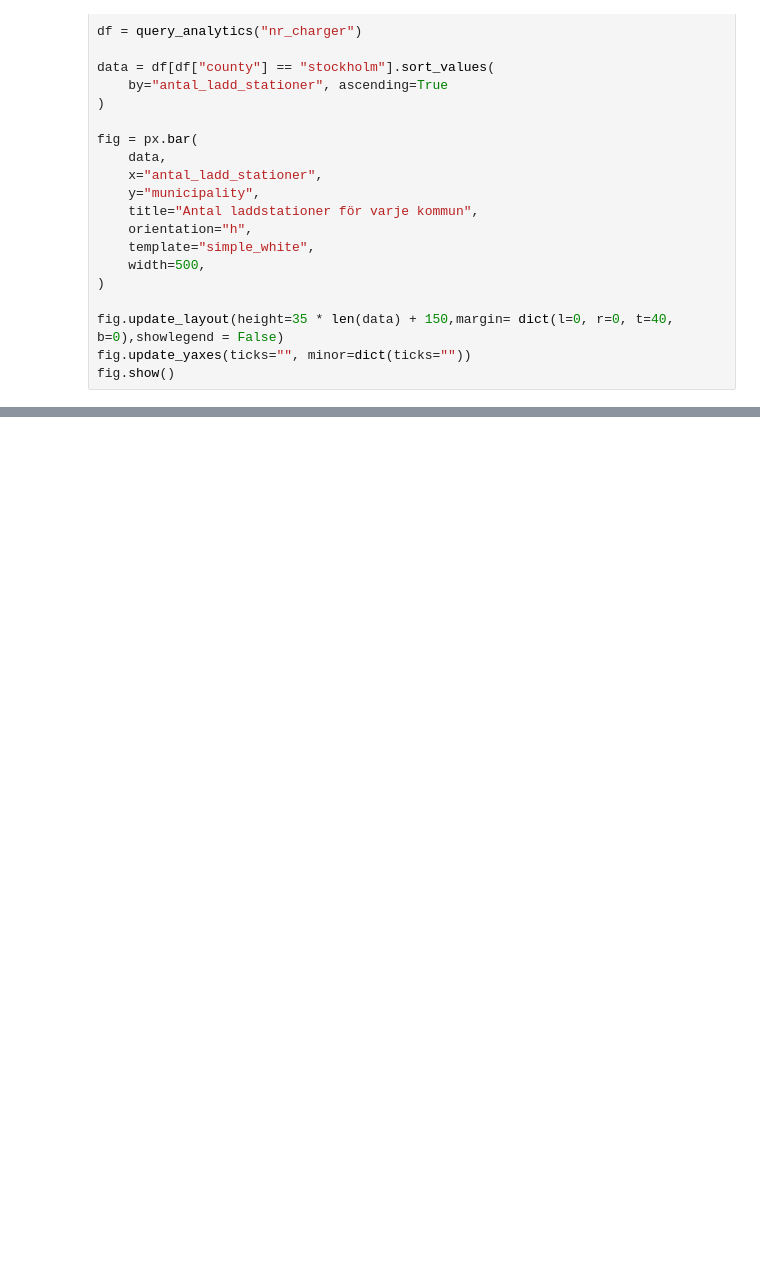
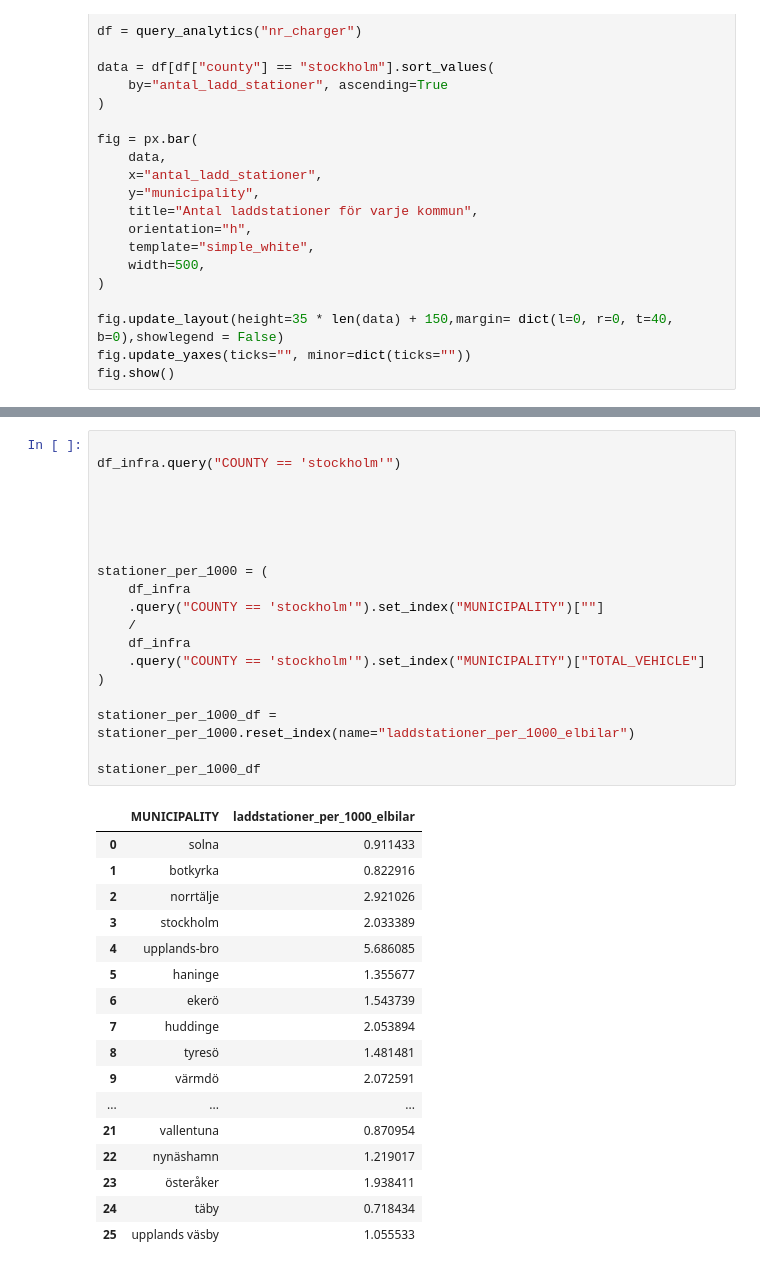
Before and after one commit to EfremDaniel/Examination_project_DE24, a Jupyter notebook: src/exploration/eda_me.ipynb, the cells around one changed output, grey strips where cells are left out. Drawn from its saved outputs; the diff is of its cells as text; blank space fills up the shorter version.

```diff
--- a/src/exploration/eda_me.ipynb
+++ b/src/exploration/eda_me.ipynb
@@ -254,0 +392,37 @@ fig.show()
+# %%
+
+df_infra.query("COUNTY == 'stockholm'")
+
+
+
+
+
+stationer_per_1000 = (
+    df_infra
+    .query("COUNTY == 'stockholm'").set_index("MUNICIPALITY")[""]
+    /
+    df_infra
+    .query("COUNTY == 'stockholm'").set_index("MUNICIPALITY")["TOTAL_VEHICLE"]
+)
+
+stationer_per_1000_df = stationer_per_1000.reset_index(name="laddstationer_per_1000_elbilar")
+
+stationer_per_1000_df
+# %% [output]
+|  | MUNICIPALITY | laddstationer_per_1000_elbilar |
+| 0 | solna | 0.911433 |
+| 1 | botkyrka | 0.822916 |
+| 2 | norrtälje | 2.921026 |
+| 3 | stockholm | 2.033389 |
+| 4 | upplands-bro | 5.686085 |
+| 5 | haninge | 1.355677 |
+| 6 | ekerö | 1.543739 |
+| 7 | huddinge | 2.053894 |
+| 8 | tyresö | 1.481481 |
+| 9 | värmdö | 2.072591 |
+| ... | ... | ... |
+| 21 | vallentuna | 0.870954 |
+| 22 | nynäshamn | 1.219017 |
+| 23 | österåker | 1.938411 |
+| 24 | täby | 0.718434 |
+| 25 | upplands väsby | 1.055533 |
```
Also changed, not shown: parts of 7 cells of this notebook, 2 other files.
